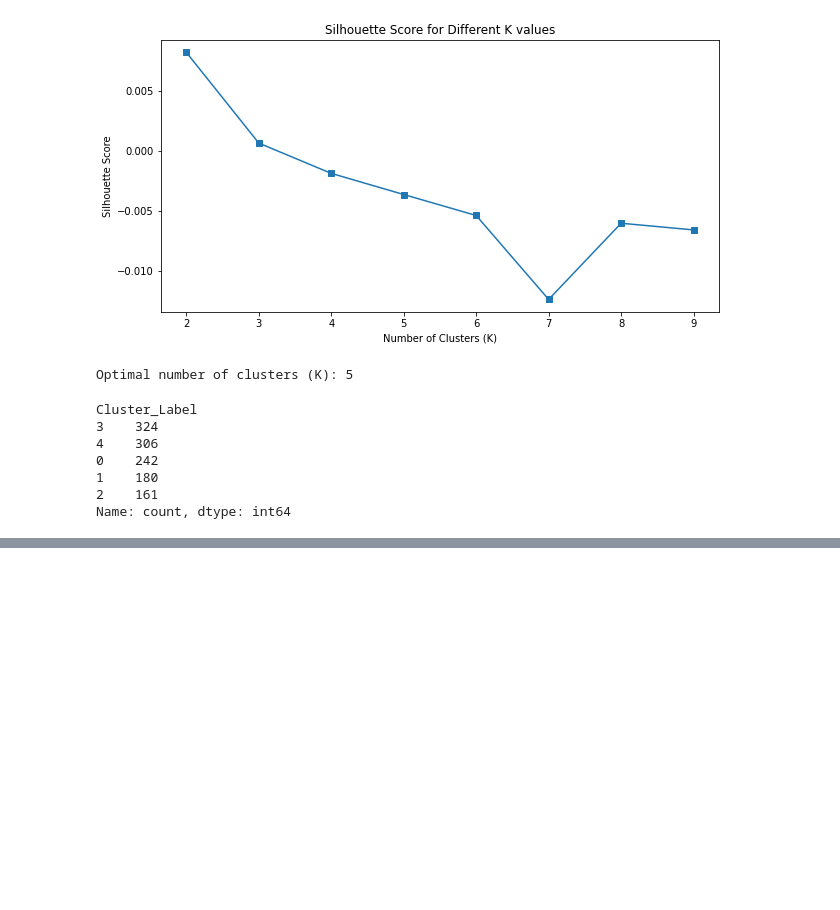
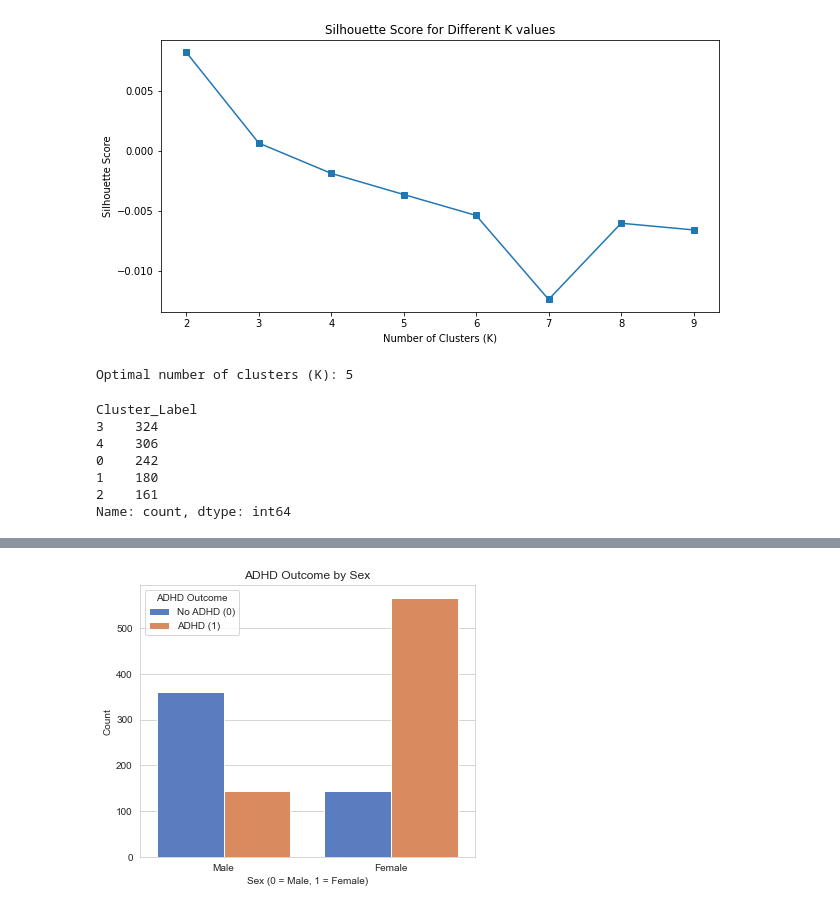
Before and after one commit to Edna722/WIDS-Datathon, a Jupyter notebook: wids.ipynb, the cells around one changed output, grey strips where cells are left out. Drawn from its saved outputs; the diff is of its cells as text; code cells hidden in the pictures; blank space fills up the shorter version.

Commit message:
Cluster-Based Modelling

```diff
--- a/wids.ipynb
+++ b/wids.ipynb
@@ -513,0 +432,16 @@ Index(['participant_id', '0throw_1thcolumn', '0throw_2thcolumn',
+# %%
+
+# Randomly assign ADHD outcomes (placeholder logic, can be refined)
+adhd_proportions = {0: 0.3, 1: 0.4, 2: 0.5, 3: 0.2, 4: 0.35}
+
+# Assign ADHD outcome based on cluster probability
+train_data["ADHD_Outcome"] = train_data["Cluster_Label"].map(lambda x: np.random.choice([0, 1], p=[1-adhd_proportions[x], adhd_proportions[x]]))
+
+# Ensure females with ADHD are more frequent
+train_data.loc[train_data["Sex_F"] == 1, "ADHD_Outcome"] = train_data.loc[train_data["Sex_F"] == 1, "ADHD_Outcome"].apply(lambda x: np.random.choice([x, 1], p=[0.3, 0.7]))  # 70% chance of being ADHD
+
+# Select relevant columns
+output_data = train_data[["participant_id", "ADHD_Outcome", "Sex_F"]]
+
+# Display sample
+output_data.head()
@@ -513,0 +455,12 @@ Index(['participant_id', '0throw_1thcolumn', '0throw_2thcolumn',
+# %%
+# 2️⃣ ADHD Outcome by Sex
+plt.figure(figsize=(6, 5))
+sns.countplot(x="Sex_F", hue="ADHD_Outcome", data=output_data, palette="muted")
+plt.title("ADHD Outcome by Sex")
+plt.xlabel("Sex (0 = Male, 1 = Female)")
+plt.ylabel("Count")
+plt.xticks(ticks=[0, 1], labels=["Male", "Female"])
+plt.legend(title="ADHD Outcome", labels=["No ADHD (0)", "ADHD (1)"])
+plt.show()
+# %% [output]
+[figure, added]
```
Also changed, not shown: parts of 9 cells of this notebook, 1 other file.
